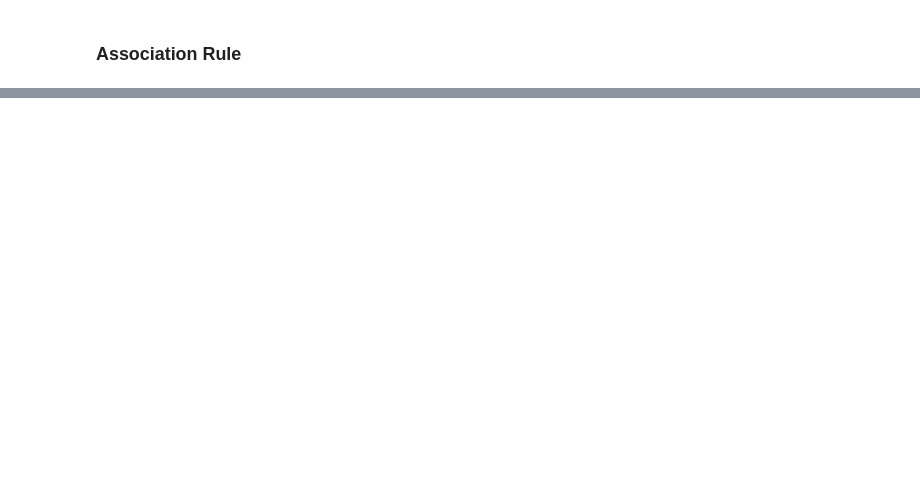
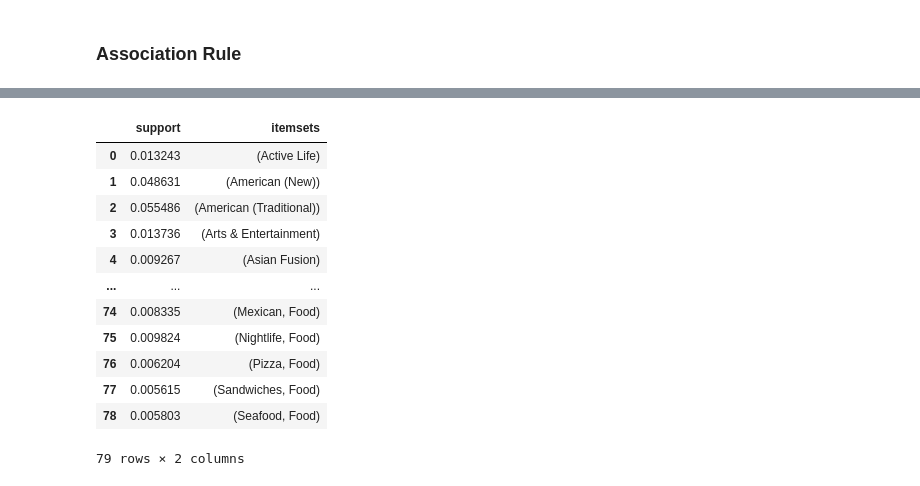
Before and after one commit to Honglin-Jiang/ba820_team7_yelp, a Jupyter notebook: EDA_part1.ipynb, the cells around one changed output, grey strips where cells are left out. Cells and saved outputs as stored; diff of their text form; code cells hidden in the pictures; blank space fills up the shorter version.

```diff
--- a/EDA_part1.ipynb
+++ b/EDA_part1.ipynb
@@ -936,0 +988,5 @@ df_trans
+# %%
+# count item purchase volume
+item_counts = {}
+for item in flat_list:
+    item_counts[item] = item_counts.get(item, 0) +1
@@ -936,0 +1013,20 @@ df_trans
+# %%
+from scipy.sparse import csr_matrix
+sparse_df = csr_matrix(df_trans.values)
+
+frequent_categories = apriori(df_trans, min_support = min_support, use_colnames = True)
+frequent_categories
+# %% [output]
+|  | support | itemsets |
+| 0 | 0.013243 | (Active Life) |
+| 1 | 0.048631 | (American (New)) |
+| 2 | 0.055486 | (American (Traditional)) |
+| 3 | 0.013736 | (Arts & Entertainment) |
+| 4 | 0.009267 | (Asian Fusion) |
+| ... | ... | ... |
+| 74 | 0.008335 | (Mexican, Food) |
+| 75 | 0.009824 | (Nightlife, Food) |
+| 76 | 0.006204 | (Pizza, Food) |
+| 77 | 0.005615 | (Sandwiches, Food) |
+| 78 | 0.005803 | (Seafood, Food) |
+79 rows × 2 columns
```
Also changed, not shown: parts of 25 cells of this notebook.
